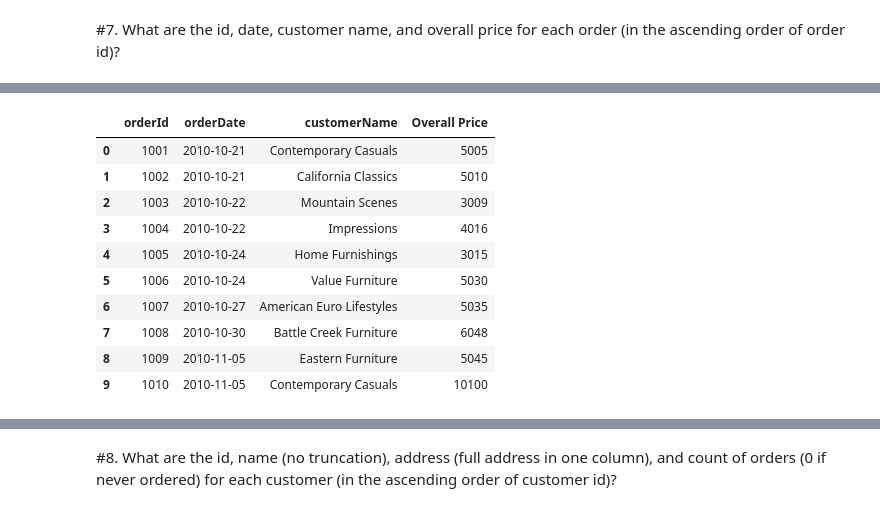
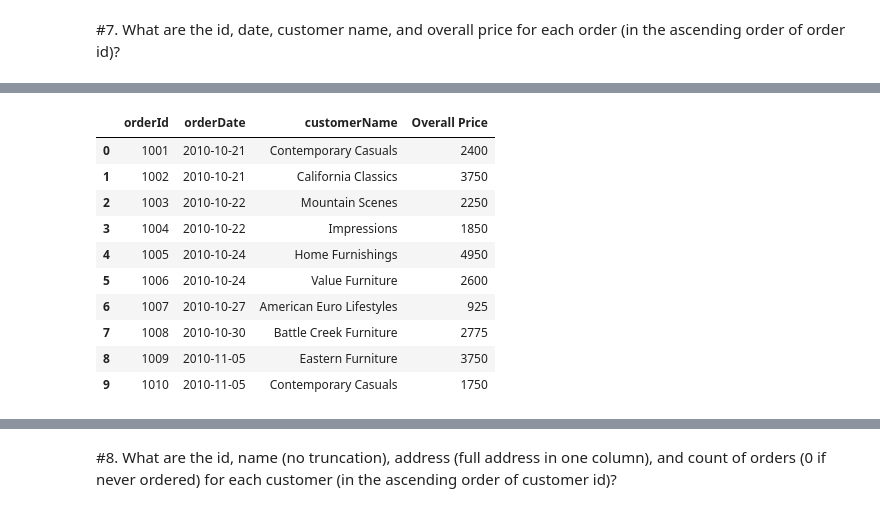
Before and after one commit to Ch256981/IMLP347, a Jupyter notebook: HW2_Ko_I_Hung.ipynb, the cells around one changed output, grey strips where cells are left out. Cells and saved outputs as stored; diff of their text form; code cells hidden in the pictures.

```diff
--- a/HW2_Ko_I_Hung.ipynb
+++ b/HW2_Ko_I_Hung.ipynb
@@ -161,10 +125,12 @@ spark.sql('''SELECT p.productId, p.productDescription, p.productFinish, COALESCE
 # %%
 # 704
-pd_orderline['Revenue'] = pd_orderline['productId'] * pd_orderline['orderedQuantity']
-pd.merge(pd_product, pd_orderline[['productId', 'Revenue']], how='left', on='productId')\
- .groupby(['productId', 'productDescription', 'productFinish'], as_index=False)\
- .agg({'Revenue': 'sum'})\
- .fillna({'Revenue': 0})\
- .astype({'Revenue': int})
+pd.merged_df = pd.merge(pd_product[['productId', 'productDescription',\
+                   'productFinish', 'productPrice']],\
+             pd_orderline, how='left', on='productId')
+pd.merged_df['Revenue'] = pd.merged_df['productPrice'] * pd.merged_df['orderedQuantity']
+pd.merged_df.groupby(['productId', 'productDescription', 'productFinish'], as_index=False)\
+      .agg({'Revenue': 'sum'})\
+      .fillna({'Revenue': 0})\
+      .astype({'Revenue': int})
 # %% [output]
 |  | productId | productDescription | productFinish | Revenue |
@@ -246,22 +213,33 @@ spark.sql('''SELECT o.orderId, o.orderDate, c.customerName, SUM(l.orderId * l.or
 +-------+----------+--------------------+-------------+
 # %%
 # 704
-pd_orderline['Overall Price'] = pd_orderline['orderId'] * pd_orderline['orderedQuantity']
-pd.merge(pd.merge(pd_order, pd_customer, how='left', on='customerId'), pd_orderline, how='left', on='orderId')\
- .groupby(['orderId', 'orderDate', 'customerName'], as_index=False)\
- .agg({'Overall Price': 'sum'})\
- .sort_values('orderId')
+pd.merged_df = pd.merge(
+  pd.merge(
+    pd.merge(
+      pd_order, pd_customer,
+      how='left', on='customerId'
+    ),
+    pd_orderline,
+    how='left', on='orderId'
+  ),
+  pd_product,
+  how='left', on='productId'
+)
+pd.merged_df['Overall Price'] = pd.merged_df['productPrice'] * pd.merged_df['orderedQuantity']
+pd.merged_df.groupby(['orderId', 'orderDate', 'customerName'], as_index=False)\
+      .agg({'Overall Price': 'sum'})\
+      .sort_values('orderId')
 # %% [output]
 |  | orderId | orderDate | customerName | Overall Price |
-| 0 | 1001 | 2010-10-21 | Contemporary Casuals | 5005 |
-| 1 | 1002 | 2010-10-21 | California Classics | 5010 |
-| 2 | 1003 | 2010-10-22 | Mountain Scenes | 3009 |
-| 3 | 1004 | 2010-10-22 | Impressions | 4016 |
-| 4 | 1005 | 2010-10-24 | Home Furnishings | 3015 |
-| 5 | 1006 | 2010-10-24 | Value Furniture | 5030 |
-| 6 | 1007 | 2010-10-27 | American Euro Lifestyles | 5035 |
-| 7 | 1008 | 2010-10-30 | Battle Creek Furniture | 6048 |
-| 8 | 1009 | 2010-11-05 | Eastern Furniture | 5045 |
-| 9 | 1010 | 2010-11-05 | Contemporary Casuals | 10100 |
+| 0 | 1001 | 2010-10-21 | Contemporary Casuals | 2400 |
+| 1 | 1002 | 2010-10-21 | California Classics | 3750 |
+| 2 | 1003 | 2010-10-22 | Mountain Scenes | 2250 |
+| 3 | 1004 | 2010-10-22 | Impressions | 1850 |
+| 4 | 1005 | 2010-10-24 | Home Furnishings | 4950 |
+| 5 | 1006 | 2010-10-24 | Value Furniture | 2600 |
+| 6 | 1007 | 2010-10-27 | American Euro Lifestyles | 925 |
+| 7 | 1008 | 2010-10-30 | Battle Creek Furniture | 2775 |
+| 8 | 1009 | 2010-11-05 | Eastern Furniture | 3750 |
+| 9 | 1010 | 2010-11-05 | Contemporary Casuals | 1750 |
 # %%
 # 758J
```
Also changed, not shown: parts of 13 cells of this notebook.
